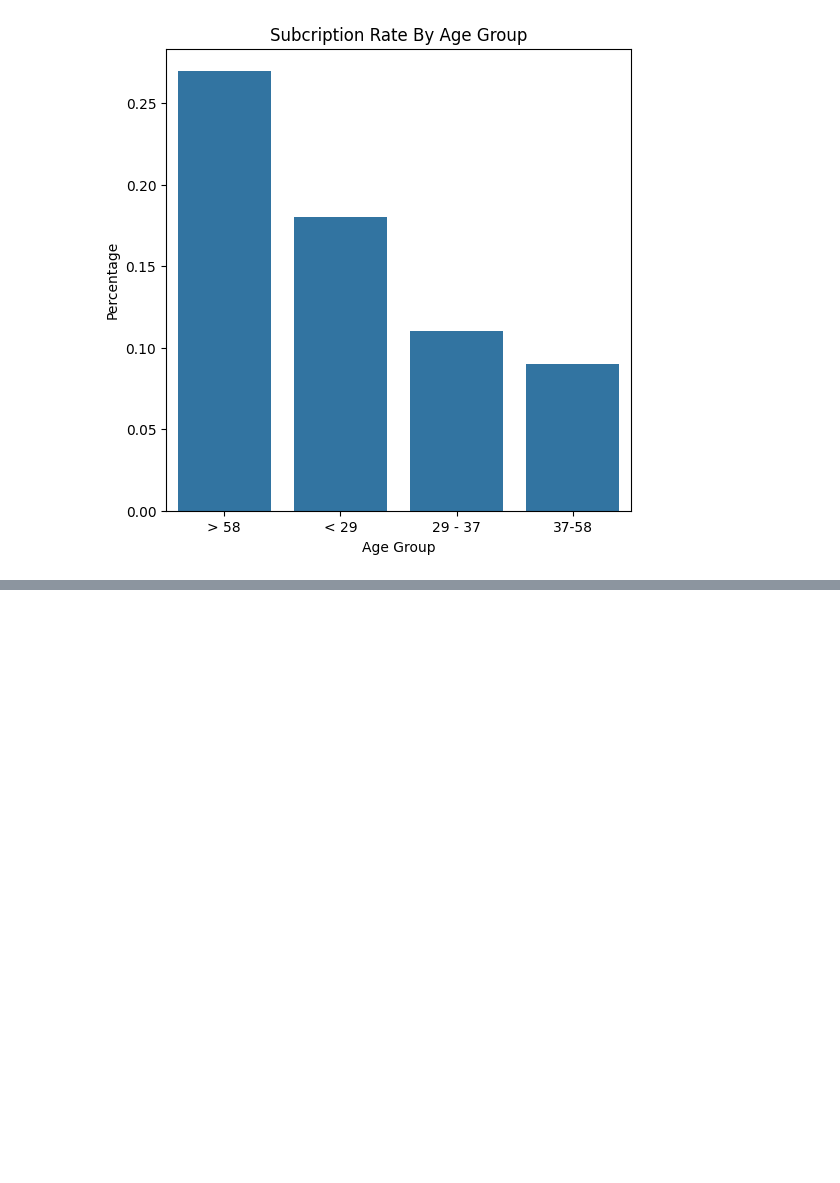
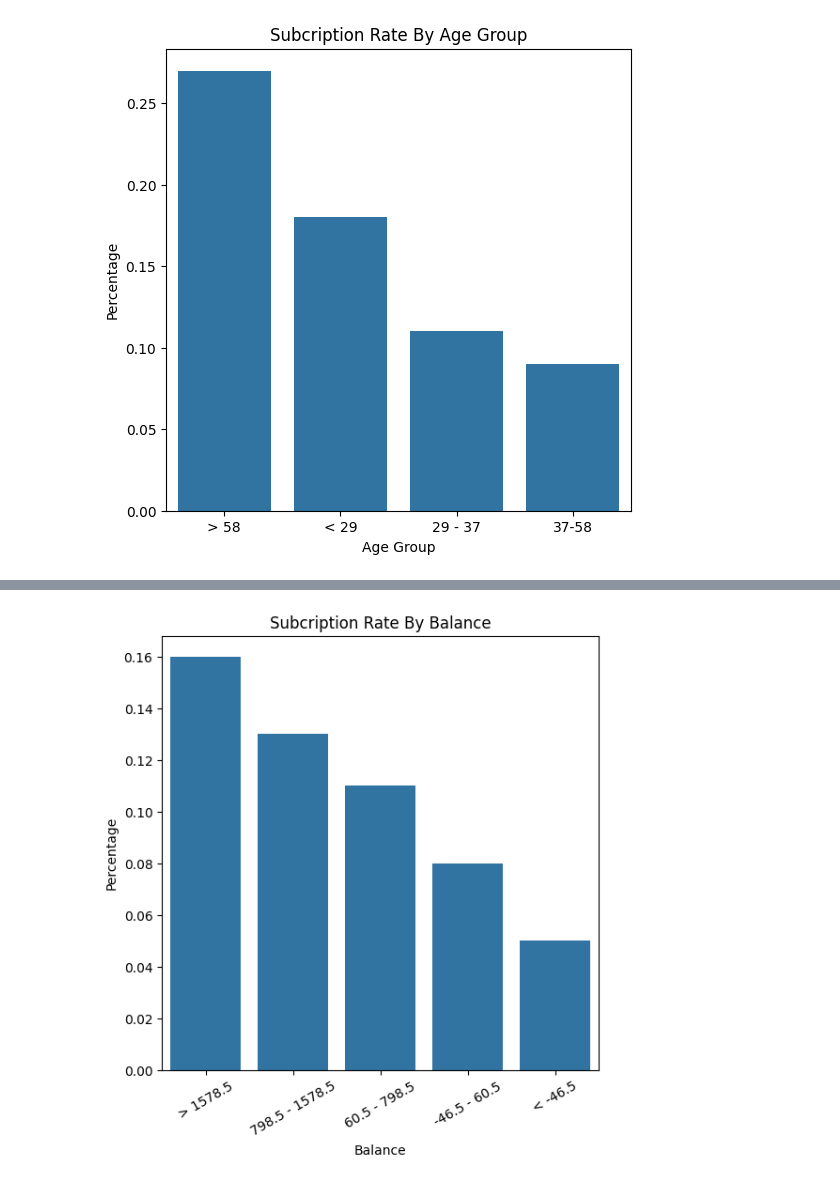
Before and after one commit to NguyenPhanNhatLan/DM, a Jupyter notebook: notebooks/eda.ipynb, the cells around one changed output, grey strips where cells are left out. Saved outputs shown, nothing was run; the diff lists cells and outputs as text; code cells hidden in the pictures; blank space fills up the shorter version.

Commit message:
balance

```diff
--- a/notebooks/eda.ipynb
+++ b/notebooks/eda.ipynb
@@ -511,0 +574,9 @@ Text(0.5, 1.0, 'Subcription Rate By Age Group')
+# %%
+cus_df.loc[:, 'balance_group'] = pd.cut(cus_df.loc[:, 'balance'], bins= [-9999, -46.5, 60.5, 798.5, 1578.5, 99999999],
+                                 labels= ['< -46.5', '-46.5 - 60.5', '60.5 - 798.5', '798.5 - 1578.5', '> 1578.5'],
+                                 right= False)
+
+pct_balance = pd.crosstab(cus_df['balance_group'], cus_df['target'],
+                      normalize='index').sort_values(by= 1, ascending=False).round(2)
+pct_balance = pd.DataFrame(pct_balance.reset_index())
+pct_balance
@@ -511,0 +590,10 @@ Text(0.5, 1.0, 'Subcription Rate By Age Group')
+# %%
+order = pct_balance.sort_values(by=1, ascending=False)['balance_group']
+plt.figure(figsize=(6, 6))
+sns.barplot(data= pct_balance, x= 'balance_group', y= 1, order=order)
+plt.xlabel('Balance')
+plt.ylabel('Percentage')
+plt.title('Subcription Rate By Balance')
+plt.tick_params(axis= 'x', rotation= 30)
+# %% [output]
+[figure, added]
```
Also changed, not shown: parts of 13 cells of this notebook.
